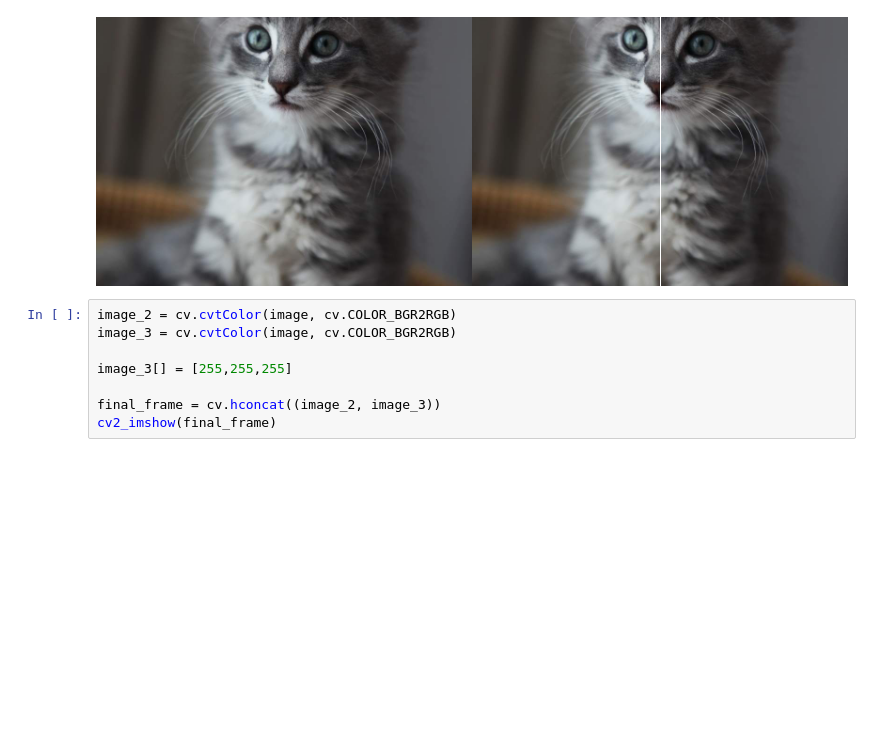
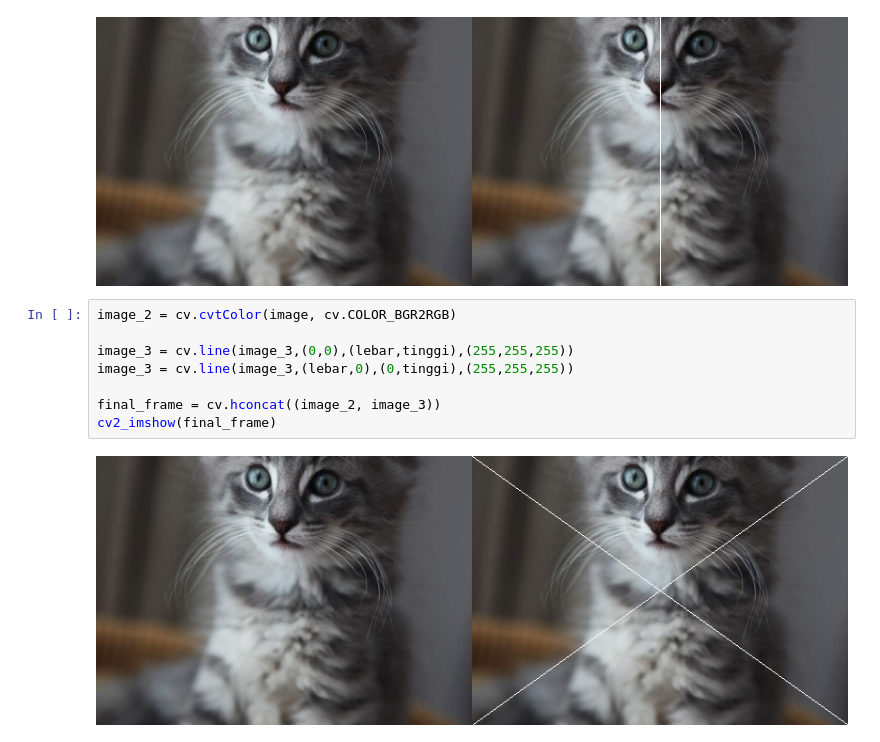
Before and after one commit to tsaniarisqi/PCVK_Matrikulasi_2022, a Jupyter notebook: modul1.ipynb, the cells around one changed output. Drawn from its saved outputs; the diff is of its cells as text; blank space fills up the shorter version.

```diff
--- a/modul1.ipynb
+++ b/modul1.ipynb
@@ -63,9 +63,11 @@ cv2_imshow(final_frame)
 [figure]
 # %%
 image_2 = cv.cvtColor(image, cv.COLOR_BGR2RGB)
-image_3 = cv.cvtColor(image, cv.COLOR_BGR2RGB)
 
-image_3[] = [255,255,255]
+image_3 = cv.line(image_3,(0,0),(lebar,tinggi),(255,255,255))
+image_3 = cv.line(image_3,(lebar,0),(0,tinggi),(255,255,255))
 
 final_frame = cv.hconcat((image_2, image_3))
 cv2_imshow(final_frame)
+# %% [output]
+[figure, added]
```
